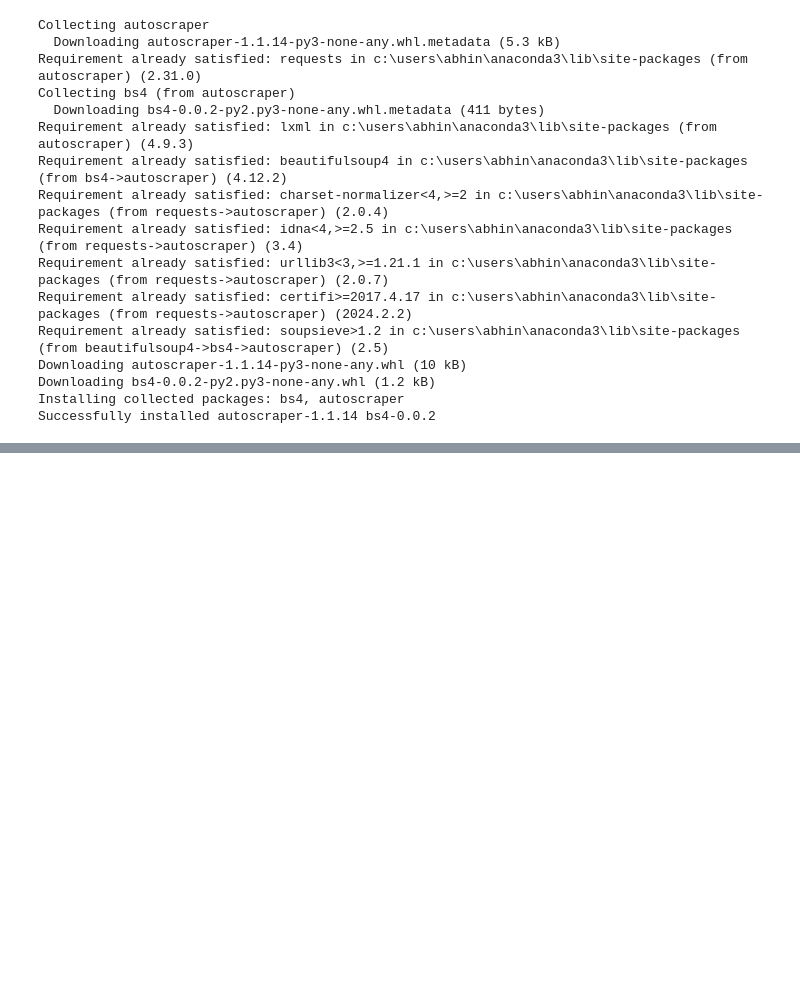
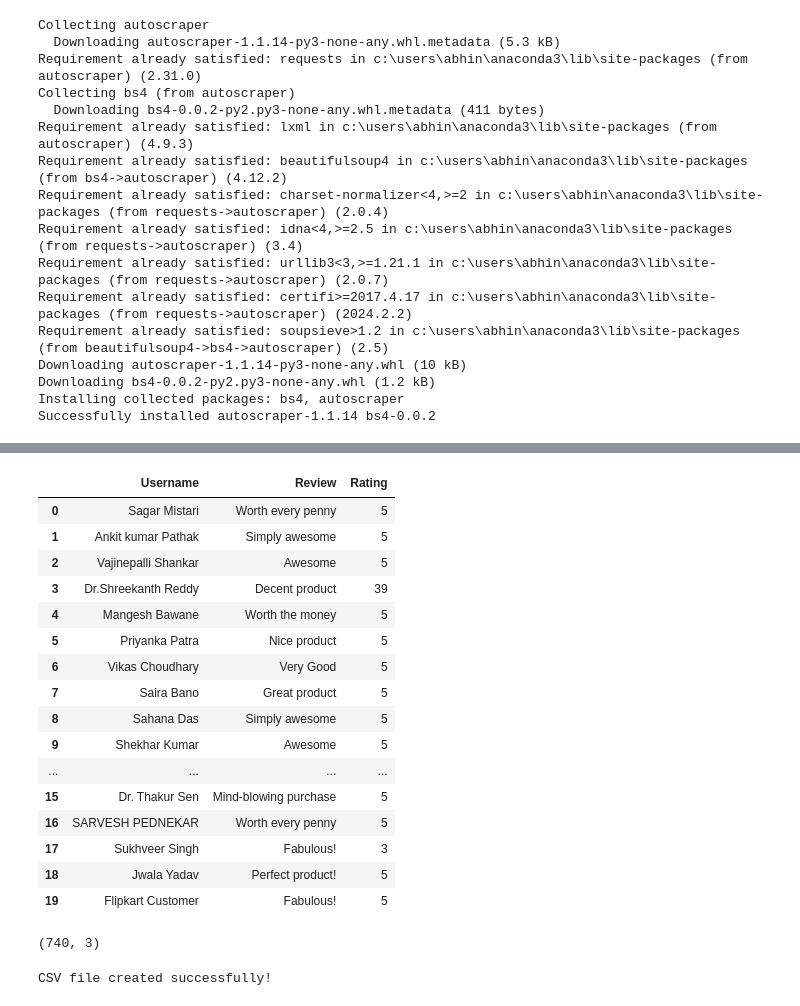
Before and after one commit to Abhinand-NTK/WebScraping, a Jupyter notebook: WebScraping.ipynb, the cells around one changed output, grey strips where cells are left out. Saved outputs shown, nothing was run; the diff lists cells and outputs as text; code cells hidden in the pictures; blank space fills up the shorter version.

Commit message:
Scrapped the site and save the data as csv

```diff
--- a/WebScraping.ipynb
+++ b/WebScraping.ipynb
@@ -39,7 +39,7 @@ scraper.save('flipkart-reviews')
 
 all_results = []
 
-for page in range(1, 21):
+for page in range(1, 75):
     page_url = f"{url}&page={page}"
     page_results = scraper.get_result_similar(page_url, grouped=True)
     all_results.append(page_results)
@@ -47,24 +47,21 @@ for page in range(1, 21):
 
 all_results
 
-# flattened_results = {
-#     'Review': [],
-#     'UserName': [],
-#     'Rating': []
-# }
+flattened_results = {
+    'UserName': [],
+    'Rating': [],
+    'Review': []
+}
+index_n = []
+for page_data in all_results:
+    for index, (key, value) in enumerate(page_data.items()):
+        index_n.append(key)
+        if index == 0:
+            flattened_results['Review'].append(value)
+        if index == 1:
+            flattened_results['UserName'].append(value)
+        if index >= 2:
+            flattened_results['Rating'].append(value)
 
-# for page_data in all_results:
-#     for i in range(len(page_data['rule_vtav'])):
-#         flattened_results['Review'].append(page_data['rule_vtav'][i])
-#         flattened_results['UserName'].append(page_data['rule_rrum'][i])
-#         flattened_results['Rating'].append(page_data['rule_17cz'][i])
-
-# flattened_results
-
-# # Convert to DataFrame
-# df = pd.DataFrame(flattened_results)
-
-# # Save to Excel
-# df.to_excel('flipkart_reviews.xlsx', index=False)
-# print('Data saved to flipkart_reviews.xlsx')
+flattened_results
 # %% [output]
@@ -87,0 +87,36 @@ all_results
+# %%
+df = pd.DataFrame({
+    'Username': [item for sublist in flattened_results['UserName'] for item in sublist],
+    'Review': [item for sublist in flattened_results['Review'] for item in sublist],
+    'Rating': [item[0] for item in flattened_results['Rating']]
+})
+# %%
+df.head(20)
+# %% [output]
+|  | Username | Review | Rating |
+| 0 | Sagar Mistari | Worth every penny | 5 |
+| 1 | Ankit kumar Pathak | Simply awesome | 5 |
+| 2 | Vajinepalli Shankar | Awesome | 5 |
+| 3 | Dr.Shreekanth Reddy | Decent product | 39 |
+| 4 | Mangesh Bawane | Worth the money | 5 |
+| 5 | Priyanka Patra | Nice product | 5 |
+| 6 | Vikas Choudhary | Very Good | 5 |
+| 7 | Saira Bano | Great product | 5 |
+| 8 | Sahana Das | Simply awesome | 5 |
+| 9 | Shekhar Kumar | Awesome | 5 |
+| ... | ... | ... | ... |
+| 15 | Dr. Thakur Sen | Mind-blowing purchase | 5 |
+| 16 | SARVESH PEDNEKAR | Worth every penny | 5 |
+| 17 | Sukhveer Singh | Fabulous! | 3 |
+| 18 | Jwala Yadav | Perfect product! | 5 |
+| 19 | Flipkart Customer | Fabulous! | 5 |
+# %%
+df.shape
+# %% [output]
+(740, 3)
+# %%
+df.to_csv('reviews.csv', index=False)
+
+print("CSV file created successfully!")
+# %% [output]
+CSV file created successfully!
```
Also changed, not shown: parts of 2 cells of this notebook, 2 other files.
